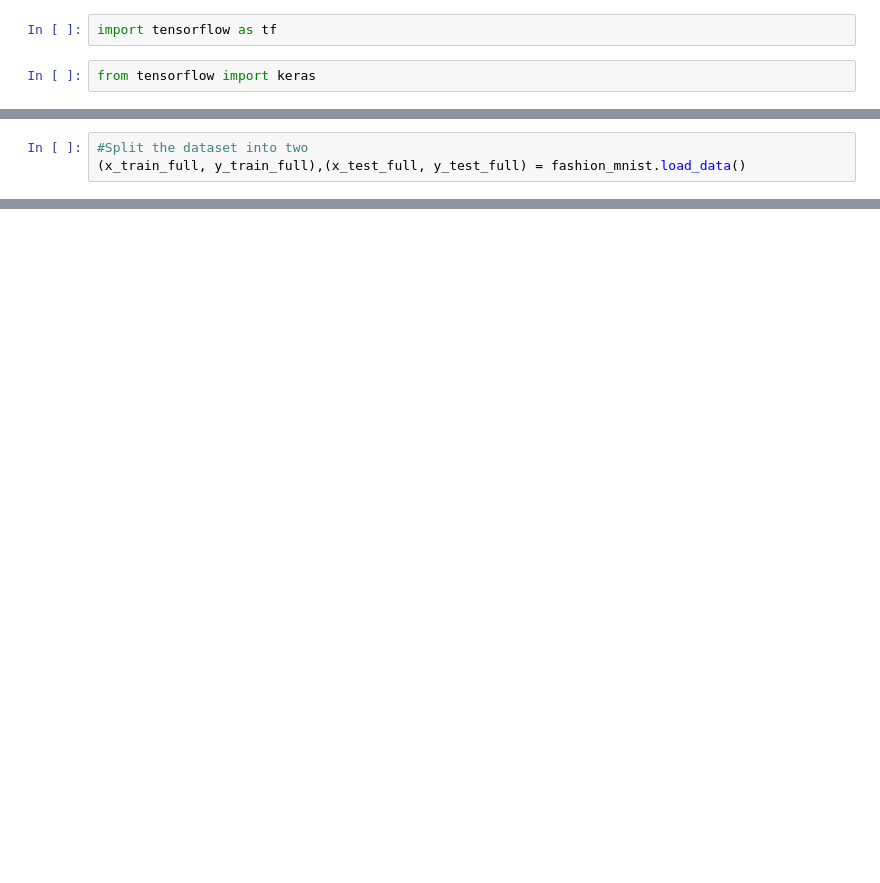
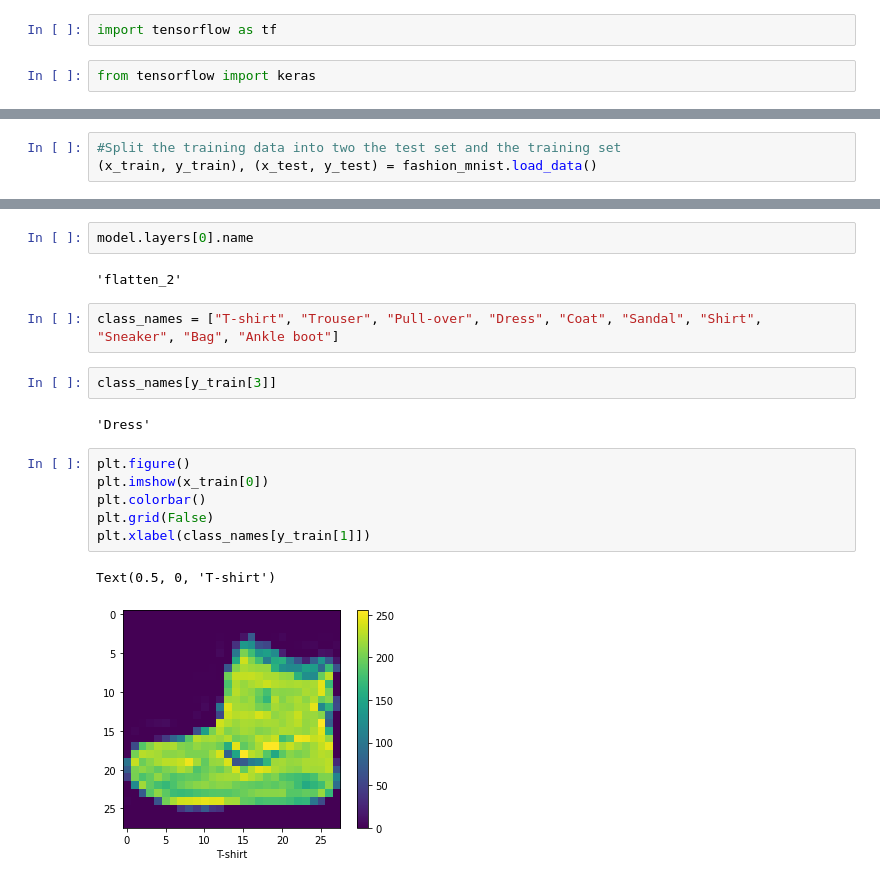
Before and after one commit to Reptilefury/coursera-machine-learning, a Jupyter notebook: Fashion_Mnist.ipynb, the cells around one changed output, grey strips where cells are left out. Cells and saved outputs as stored; diff of their text form; blank space fills up the shorter version.

```diff
--- a/Fashion_Mnist.ipynb
+++ b/Fashion_Mnist.ipynb
@@ -13,4 +323 @@ Tensorflow version: 2.7.0
 fashion_mnist = tf.keras.datasets.fashion_mnist
-# %%
-#Split the dataset into two
-(x_train_full, y_train_full),(x_test_full, y_test_full) = fashion_mnist.load_data()
@@ -29,3 +324,6 @@ y_valid.shape
+# %%
+#Split the training data into two the test set and the training set
+(x_train, y_train), (x_test, y_test) = fashion_mnist.load_data()
 # %%
 x_train.shape
 # %% [output]
@@ -68,0 +374,19 @@ Epoch 30/30
+# %%
+model.layers[0].name
+# %% [output]
+'flatten_2'
+# %%
+class_names = ["T-shirt", "Trouser", "Pull-over", "Dress", "Coat", "Sandal", "Shirt", "Sneaker", "Bag", "Ankle boot"]
+# %%
+class_names[y_train[3]]
+# %% [output]
+'Dress'
+# %%
+plt.figure()
+plt.imshow(x_train[0])
+plt.colorbar()
+plt.grid(False)
+plt.xlabel(class_names[y_train[1]])
+# %% [output]
+Text(0.5, 0, 'T-shirt')
+[figure, added]
```
Also changed, not shown: parts of 82 cells of this notebook.
